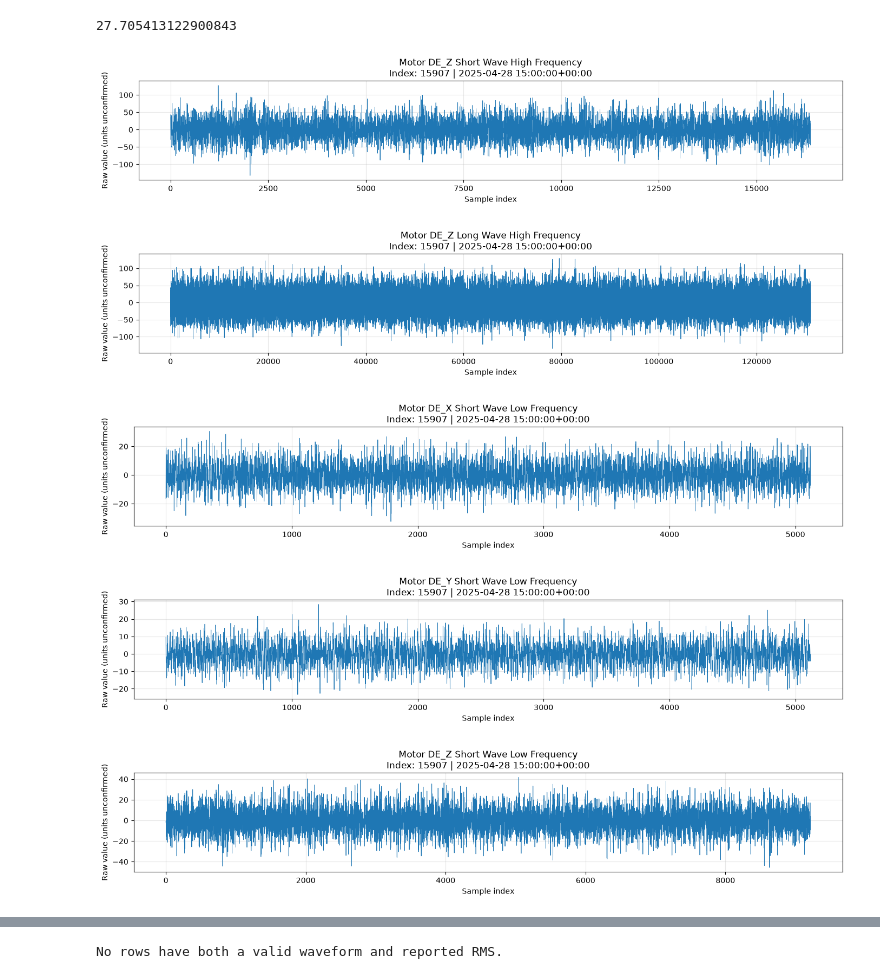
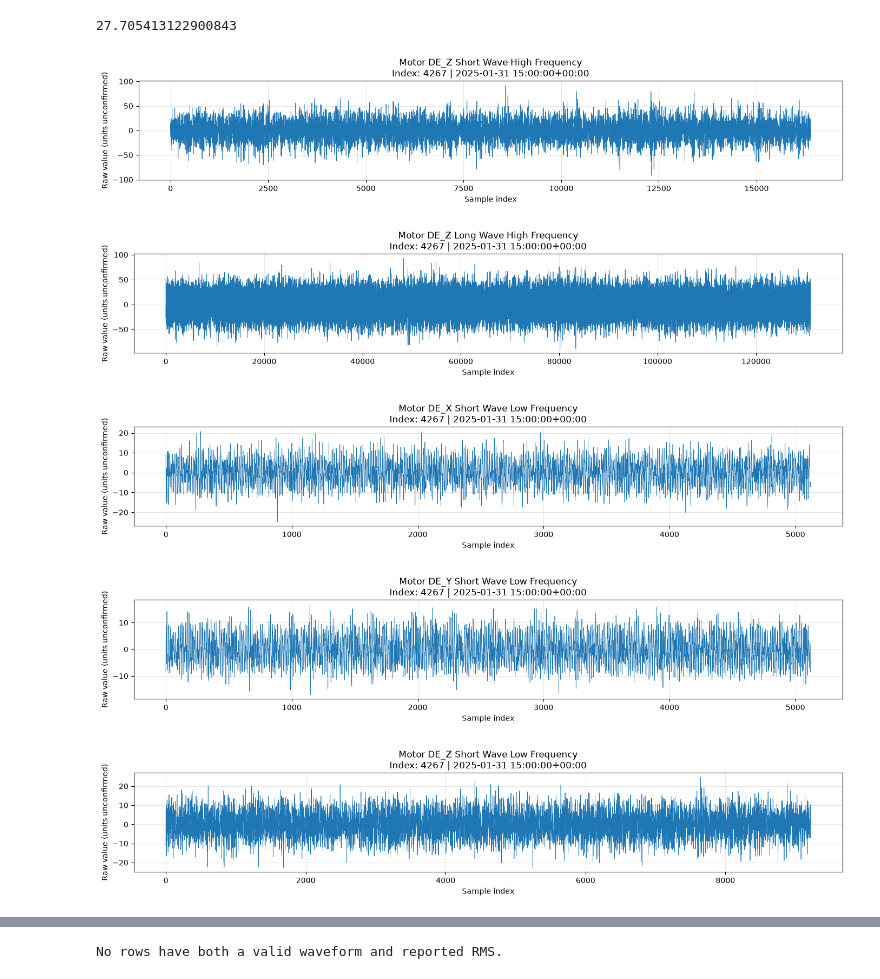
Before and after one commit to vinwann/bearing-fault, a Jupyter notebook: Q1.ipynb, the cells around one changed output, grey strips where cells are left out. Drawn from its saved outputs; the diff is of its cells as text; code cells hidden in the pictures.

```diff
--- a/Q1.ipynb
+++ b/Q1.ipynb
@@ -963,13 +1019,13 @@ print(get_rms(df_remaining["Motor DE_Z Short Wave High Frequency"][9143]))
 # %% [output]
 27.705413122900843
 # %%
-plot_waveforms(df_remaining, 15907)
+plot_waveforms(df_remaining, 4267)
 # %% [output]
-[figure, old version]
+[figure, new version]
-[figure, old version]
+[figure, new version]
-[figure, old version]
+[figure, new version]
-[figure, old version]
+[figure, new version]
-[figure, old version]
+[figure, new version]
 # %%
 compare_waveforms(
     df_bearing, 264,
```
Also changed, not shown: parts of 4 cells of this notebook.
